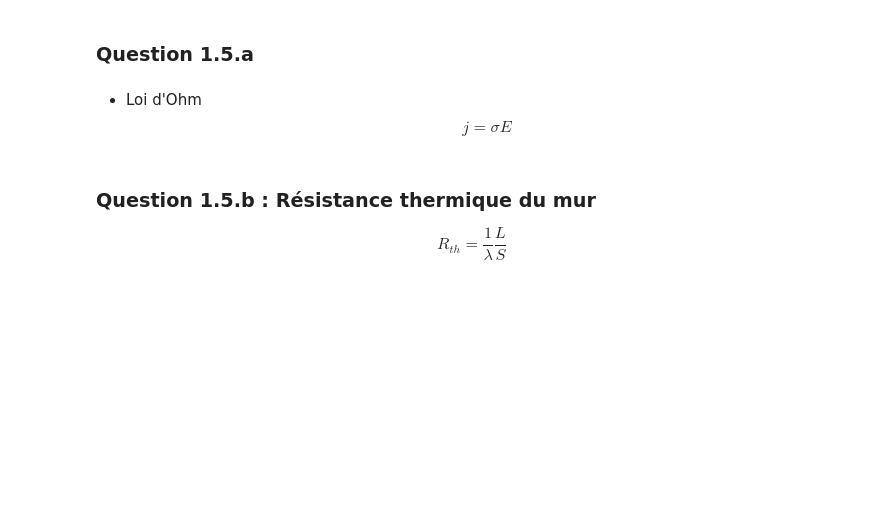
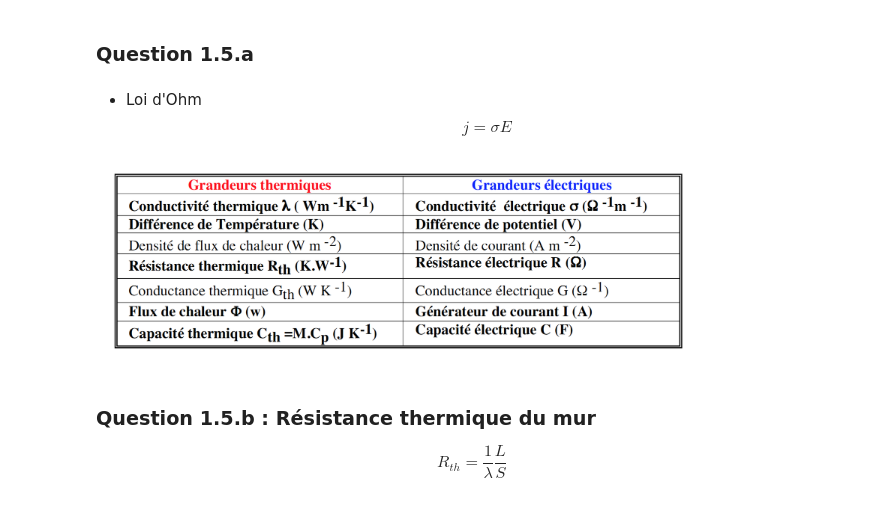
Before and after one commit to sebcampagne/mp32, a Jupyter notebook: DM_phys_17_2021_03_14/DM_EtudeThermique.ipynb, the cells around one changed output. Saved outputs shown, nothing was run; the diff lists cells and outputs as text; code cells hidden in the pictures; blank space fills up the shorter version.

```diff
--- a/DM_phys_17_2021_03_14/DM_EtudeThermique.ipynb
+++ b/DM_phys_17_2021_03_14/DM_EtudeThermique.ipynb
@@ -286,6 +287,11 @@ P  # en W
 $$
 j = \sigma E
 $$
+# %%
+from IPython.display import Image# Load image from local storage
+Image(filename = "tableauequivalence.png", width = 600, height = 300)
+# %% [output]
+[figure, added]
 # %% [markdown]
 ### Question 1.5.b : Résistance thermique du mur
 
```
Also changed, not shown: parts of 65 cells of this notebook, 2 other files.
